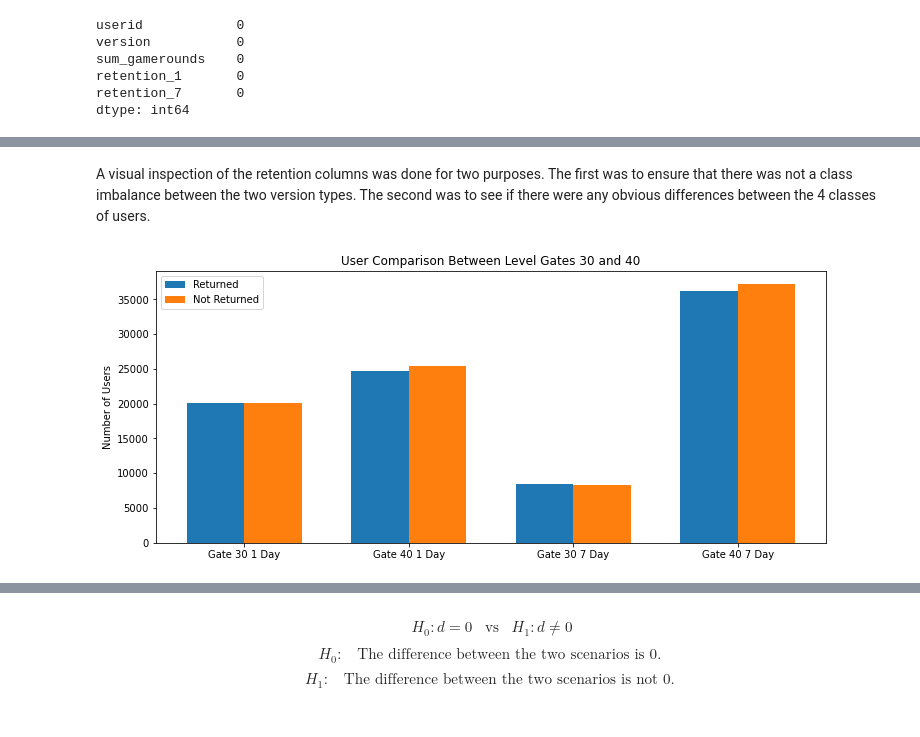
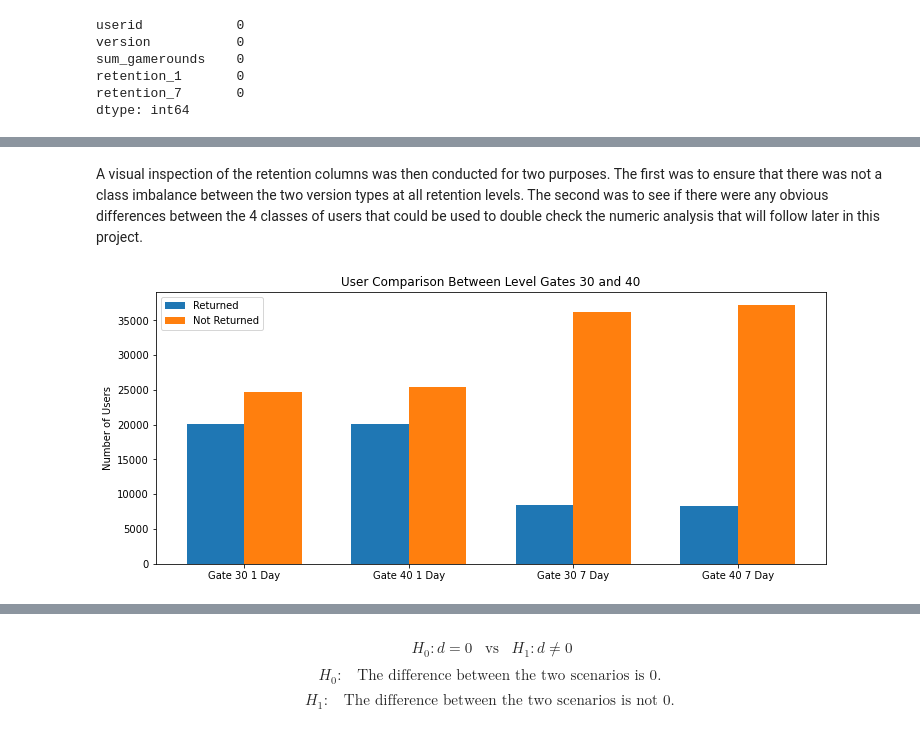
Before and after one commit to JordanFortney/a-bTestingScenarioOutcomes, a Jupyter notebook: ABTestingProject.ipynb, the cells around one changed output, grey strips where cells are left out. Drawn from its saved outputs; the diff is of its cells as text; code cells hidden in the pictures.

```diff
--- a/ABTestingProject.ipynb
+++ b/ABTestingProject.ipynb
@@ -58,5 +95,5 @@ dtype: int64
 # %% [markdown]
-A visual inspection of the retention columns was done for two purposes. The first was to ensure that there was not a class imbalance between the two version types. The second was to see if there were any obvious differences between the 4 classes of users.
+A visual inspection of the retention columns was then conducted for two purposes. The first was to ensure that there was not a class imbalance between the two version types at all retention levels. The second was to see if there were any obvious differences between the 4 classes of users that could be used to double check the numeric analysis that will follow later in this project.
 # %%
 # Creating variables for number of users in each of the 4 categories
 
@@ -80,28 +117,28 @@ fortySevenF = len(ccats.loc[(ccats['version'] == 'gate_40') & (ccats['retention_
 # %%
 # Setting up the format variables for the bar graph
 # Label names
 labels = ['Gate 30 1 Day', 'Gate 40 1 Day', 'Gate 30 7 Day', 'Gate 40 7 Day']
 # Array of returned user totals
-trueGates = [thirtyOneT, thirtyOneF, thirtySevenT, thirtySevenF]
+trueGates = [thirtyOneT, fortyOneT, thirtySevenT, fortySevenT]
 # Array of not returned iser totals
-falseGates = [fortyOneT, fortyOneF, fortySevenT, fortySevenF]
+falseGates = [thirtyOneF, fortyOneF, thirtySevenF, fortySevenF]
 # Bar width
 width = 0.35
 # Number of labels
 labelLen = np.arange(len(labels))
 
 # Creating the side-by-side bar graph
 fig, ax = plt.subplots(figsize = (12,5))
 gate1 = ax.bar(labelLen - width/2, trueGates, width, label = 'Returned')
 gate2 = ax.bar(labelLen + width/2, falseGates, width, label = 'Not Returned')
 
 # Graph elements
 ax.set_ylabel('Number of Users')
 ax.set_title('User Comparison Between Level Gates 30 and 40')
 ax.set_xticks(labelLen)
 ax.set_xticklabels(labels)
 ax.legend()
 
 plt.show()
 # %% [output]
-[figure, old version]
+[figure, new version]
```
Also changed, not shown: parts of 28 cells of this notebook.
